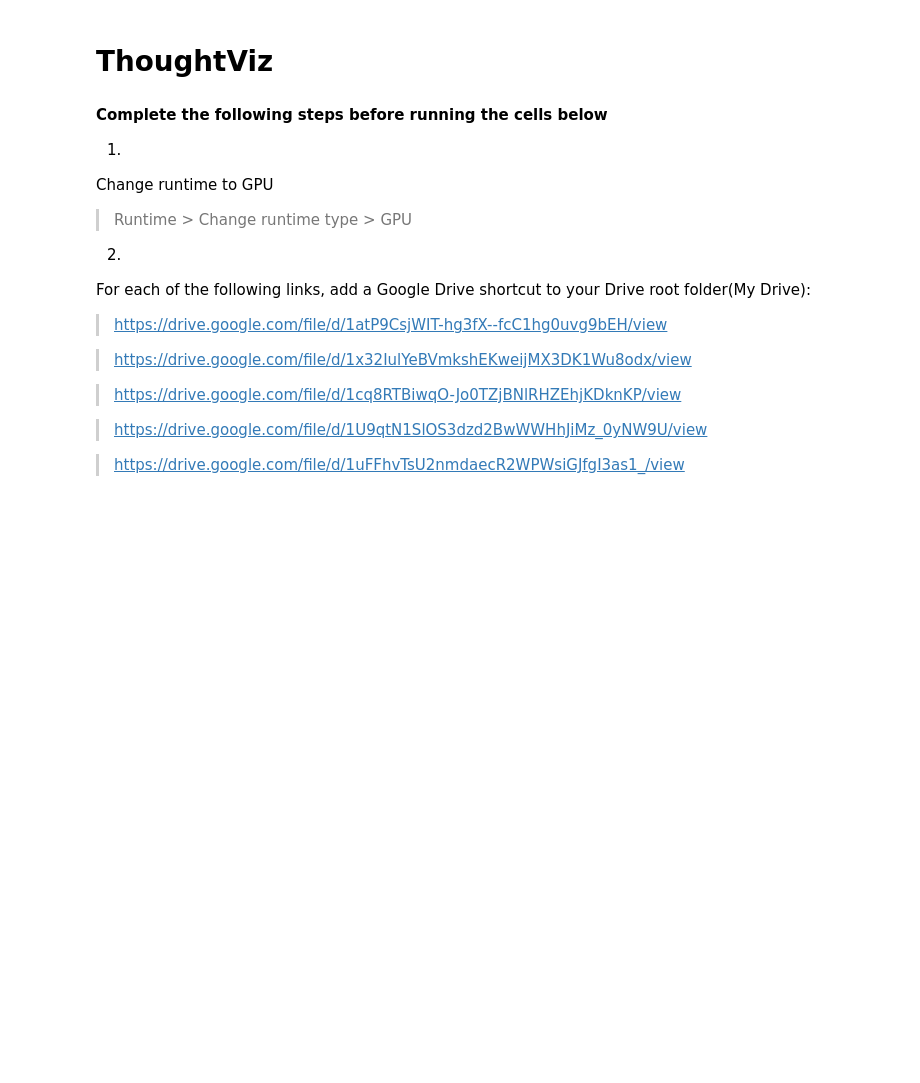
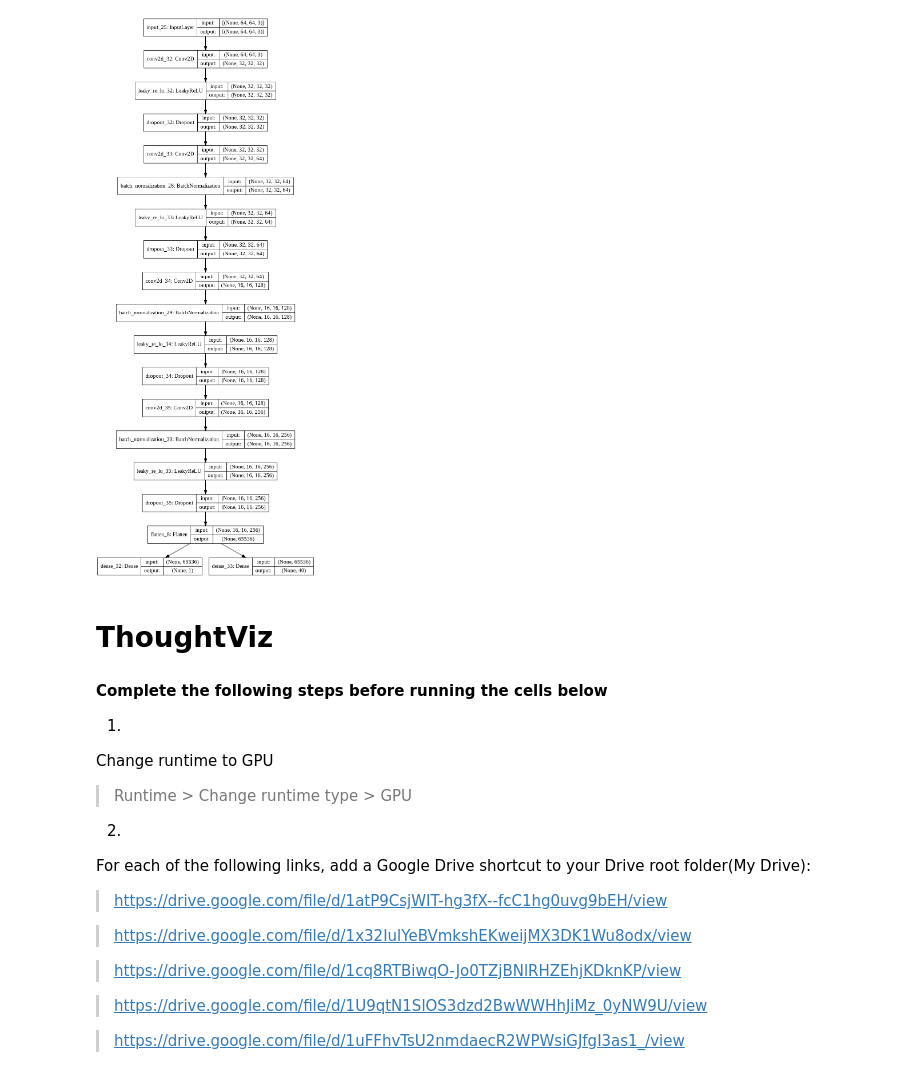
Before and after one commit to acardara/EEG-Decoding-to-Images, a Jupyter notebook: CSE_247_Project.ipynb, the cells around one changed output. Saved outputs shown, nothing was run; the diff lists cells and outputs as text; code cells hidden in the pictures; blank space fills up the shorter version.

```diff
--- a/CSE_247_Project.ipynb
+++ b/CSE_247_Project.ipynb
@@ -3,3 +383,9 @@
+# %%
+from keras.utils.vis_utils import plot_model
+plot_model(generator, to_file='generator_plot.png', show_shapes=True, show_layer_names=True)
+plot_model(discriminator, to_file='discriminator_plot.png', show_shapes=True, show_layer_names=True)
+# %% [output]
+[figure, added]
 # %% [markdown]
 # ThoughtViz
 # %% [markdown]
```
Also changed, not shown: parts of 47 cells of this notebook.
